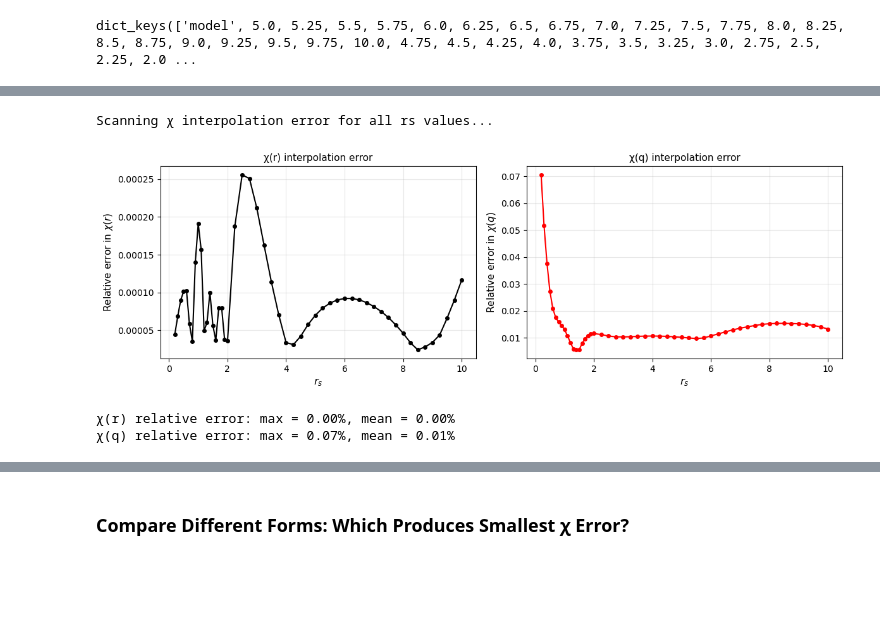
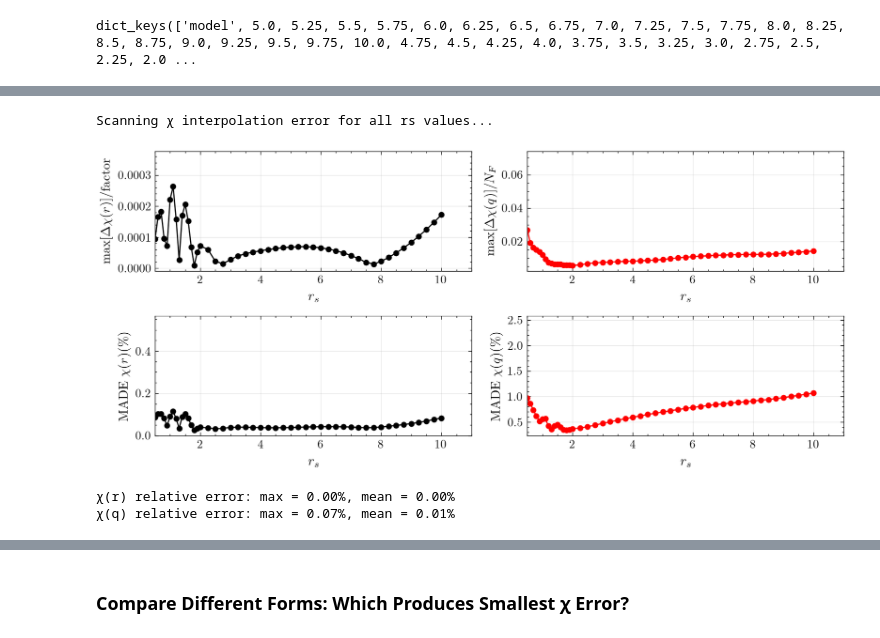
Before and after one commit to moegunes/chi_interpolation, a Jupyter notebook: analyze_fits.ipynb, the cells around one changed output, grey strips where cells are left out. Cells and saved outputs as stored; diff of their text form; code cells hidden in the pictures; blank space fills up the shorter version.

```diff
--- a/analyze_fits.ipynb
+++ b/analyze_fits.ipynb
@@ -426,36 +453,72 @@ Max |Δχ(q)|: 2.67e-02
 # %%
 # Scan all rs values
+import scienceplots
+plt.style.use('science')
+plt.rcParams['figure.dpi'] = 200
+
 print("Scanning χ interpolation error for all rs values...")
 from input import r, q
-results_pade, _ = scan_chi_interpolation_error(params_dict, form_name=form_map_best)
+
+form_map_best = {
+    "alpha0": "PZ[2/3]",
+    "f0": "PZ[2/2]√",
+    "phi0": "PZ[2/3]",
+    "alpha1": "PZ[2/3]",
+    "f1": "PZ[2/2]√",
+    "phi1": "PZ[2/3]√",
+}
+
+form_map_best = {
+    "alpha0": "PZ[2/3]",
+    "f0": "PZ[2/2]√",
+    "phi0": "mPZ[2/3]",
+    "alpha1": "PZ[2/3]",
+    "f1": "PZ[2/2]√",
+    "phi1": "mPZ[2/3]",
+}
+
+results_pade, _ = scan_chi_interpolation_error(params_dict, form_name='mPZ[2/3]√')
 
 # Plot error vs rs
-fig, axes = plt.subplots(1, 2, figsize=(12, 4))
+fig, axes = plt.subplots(2, 2, figsize=(9, 4))
 
 rs_vals = [r["rs"] for r in results_pade]
 rel_err_r = [r["rel_err_r_%"] for r in results_pade]
 rel_err_q = [r["rel_err_q_%"] for r in results_pade]
+MADE_r = [r["MADE_r_%"] for r in results_pade]
+MADE_q = [r["MADE_q_%"] for r in results_pade]
 
-axes[0].plot(rs_vals, rel_err_r, 'ko-', markersize=4)
-axes[0].set_xlabel(r"$r_s$", fontsize=12)
-axes[0].set_ylabel(r"Relative error in $\chi(r)$", fontsize=11)
-axes[0].set_title("χ(r) interpolation error", fontsize=11)
-axes[0].grid(True, alpha=0.3)
+axes[0,0].plot(rs_vals, rel_err_r, 'ko-', markersize=4)
+axes[0,0].set_xlabel(r"$r_s$", fontsize=12)
+axes[0,0].set_ylabel(r" $\mathrm{max}[\Delta \chi(r)] / \mathrm{factor}$", fontsize=11)
+axes[0,0].grid(True, alpha=0.3)
 
-axes[1].plot(rs_vals, rel_err_q, 'ro-', markersize=4)
-axes[1].set_xlabel(r"$r_s$", fontsize=12)
-axes[1].set_ylabel(r"Relative error in $\chi(q)$", fontsize=11)
-axes[1].set_title("χ(q) interpolation error", fontsize=11)
-axes[1].grid(True, alpha=0.3)
+axes[0,1].plot(rs_vals, rel_err_q, 'ro-', markersize=4)
+axes[0,1].set_xlabel(r"$r_s$", fontsize=12)
+axes[0,1].set_ylabel(r"$\mathrm{max}[\Delta \chi(q)] /N_F$", fontsize=11)
+axes[0,1].grid(True, alpha=0.3)
 
+axes[1,0].plot(rs_vals, MADE_r, 'ko-', markersize=4)
+axes[1,0].set_xlabel(r"$r_s$", fontsize=12)
+axes[1,0].set_ylabel(r"MADE $\chi(r)(\%)$", fontsize=11)
+axes[1,0].grid(True, alpha=0.3)
+
+axes[1,1].plot(rs_vals, MADE_q, 'ro-', markersize=4)
+axes[1,1].set_xlabel(r"$r_s$", fontsize=12)
+axes[1,1].set_ylabel(r"MADE $\chi(q)(\%)$", fontsize=11)
+axes[1,1].grid(True, alpha=0.3)
+
+
+for ax in axes.flatten():
+    ax.set_xlim(0.5,11)
 plt.tight_layout()
 plt.show()
 
 # Summary stats
 print(f"\nχ(r) relative error: max = {max(rel_err_r):.2f}%, mean = {np.mean(rel_err_r):.2f}%")
 print(f"χ(q) relative error: max = {max(rel_err_q):.2f}%, mean = {np.mean(rel_err_q):.2f}%")
 # %% [output]
 Scanning χ interpolation error for all rs values...
-[figure, old version]
+[figure, new version]
 χ(r) relative error: max = 0.00%, mean = 0.00%
 χ(q) relative error: max = 0.07%, mean = 0.01%
```
Also changed, not shown: parts of 12 cells of this notebook, 1 other file.
